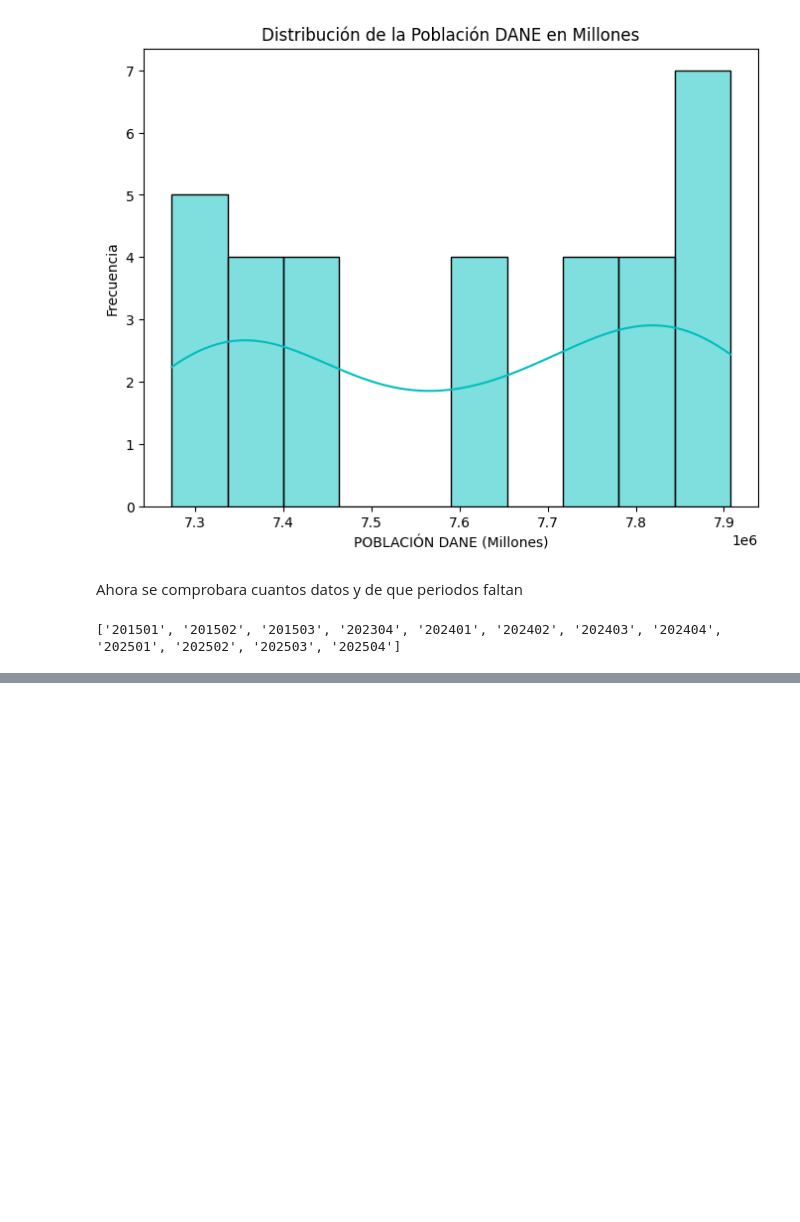
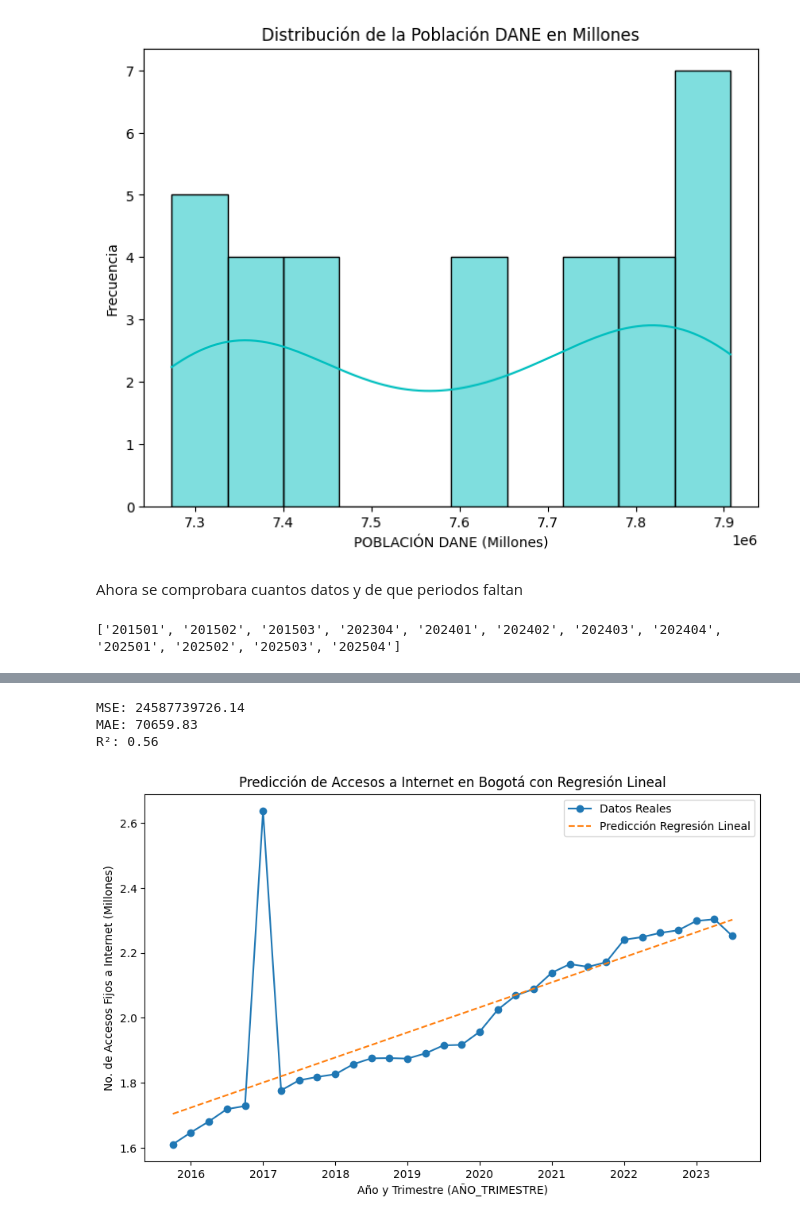
Before and after one commit to jvergara9208/TalentoTec_Jonathan, a Jupyter notebook: ProyectoTalentoTec.ipynb, the cells around one changed output, grey strips where cells are left out. Saved outputs shown, nothing was run; the diff lists cells and outputs as text; code cells hidden in the pictures; blank space fills up the shorter version.

```diff
--- a/ProyectoTalentoTec.ipynb
+++ b/ProyectoTalentoTec.ipynb
@@ -420,0 +538,43 @@ print(trimestres_faltantes)
+# %%
+
+# Crear una copia del DataFrame original con un nombre específico
+linear_penetracion_internet = bogota_data.copy()
+
+# Crear la columna 'AÑO_TRIMESTRE_num' convirtiendo 'AÑO_TRIMESTRE' en una variable numérica
+linear_penetracion_internet['AÑO_TRIMESTRE_num'] = linear_penetracion_internet['AÑO_TRIMESTRE'].str[:4].astype(int) + (linear_penetracion_internet['AÑO_TRIMESTRE'].str[4:].astype(int) - 1) / 4
+
+# Definir las variables X (AÑO_TRIMESTRE_num) e y (No. de Accesos Fijos a Internet)
+X = linear_penetracion_internet[['AÑO_TRIMESTRE_num']]
+y = linear_penetracion_internet['No. ACCESOS FIJOS A INTERNET']
+
+# Crear y entrenar el modelo de regresión lineal
+model = LinearRegression()
+model.fit(X, y)
+
+# Predicción con el modelo lineal
+y_pred = model.predict(X)
+
+# Calcular métricas de precisión
+mse = mean_squared_error(y, y_pred)
+mae = mean_absolute_error(y, y_pred)
+r2 = r2_score(y, y_pred)
+
+# Mostrar métricas
+print(f'MSE: {mse:.2f}')
+print(f'MAE: {mae:.2f}')
+print(f'R²: {r2:.2f}')
+
+# Graficar datos históricos y predicciones
+plt.figure(figsize=(10, 6))
+plt.plot(linear_penetracion_internet['AÑO_TRIMESTRE_num'], y / 1e6, label='Datos Reales', marker='o')
+plt.plot(linear_penetracion_internet['AÑO_TRIMESTRE_num'], y_pred / 1e6, label='Predicción Regresión Lineal', linestyle='--')
+plt.xlabel('Año y Trimestre (AÑO_TRIMESTRE)')
+plt.ylabel('No. de Accesos Fijos a Internet (Millones)')
+plt.title('Predicción de Accesos a Internet en Bogotá con Regresión Lineal')
+plt.legend()
+plt.show()
+# %% [output]
+MSE: 24587739726.14
+MAE: 70659.83
+R²: 0.56
+[figure, added]
```
Also changed, not shown: parts of 22 cells of this notebook, 1 other file.
